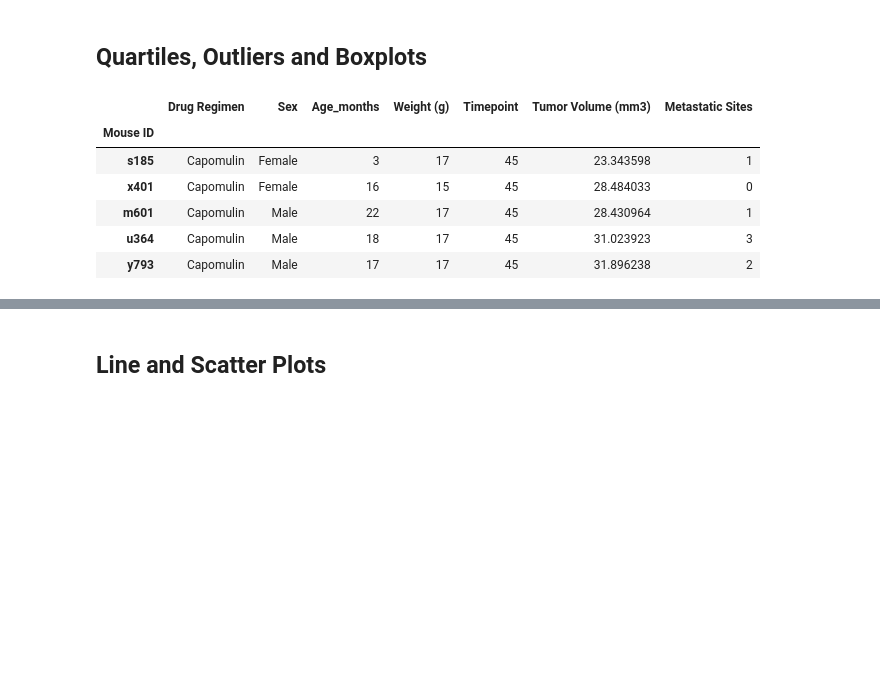
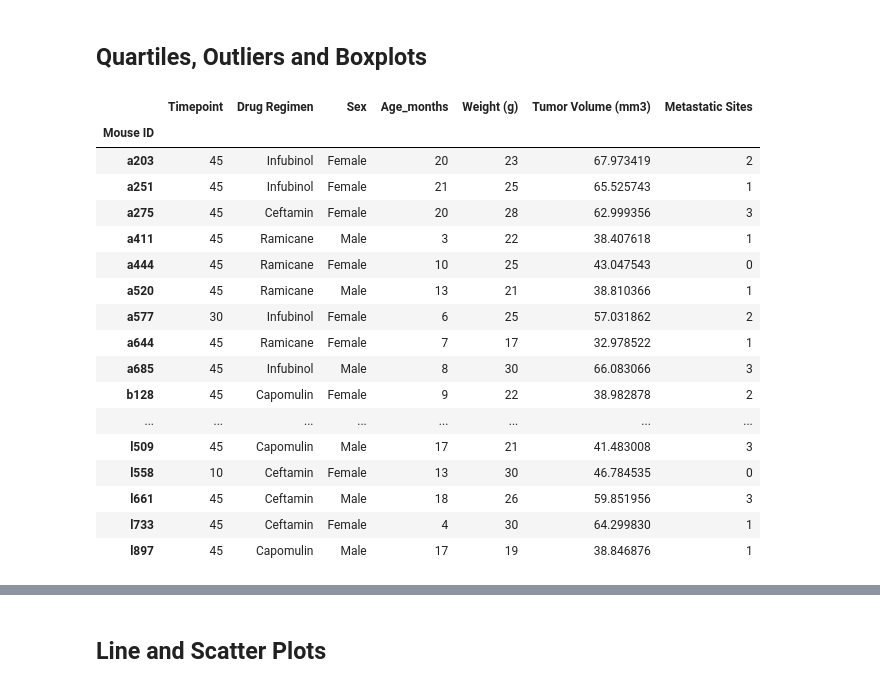
Before and after one commit to aditirai3/Drug-Efficacy, a Jupyter notebook: Pymaceuticals/pymaceuticals_starter.ipynb, the cells around one changed output, grey strips where cells are left out. Saved outputs shown, nothing was run; the diff lists cells and outputs as text; code cells hidden in the pictures; blank space fills up the shorter version.

```diff
--- a/Pymaceuticals/pymaceuticals_starter.ipynb
+++ b/Pymaceuticals/pymaceuticals_starter.ipynb
@@ -230,26 +227,61 @@ plt.axis("equal")
 # %%
 # Calculate the final tumor volume of each mouse across four of the treatment regimens:
 # Capomulin, Ramicane, Infubinol, and Ceftamin
 # Start by getting the last (greatest) timepoint for each mouse
 # Merge this group df with the original dataframe to get the tumor volume at the last timepoint
 
+
+
+# grouped_id_time = clean_combined_df.groupby("Mouse ID")
+# maxed = grouped_id_time["Timepoint"].max()
+
 last_timepoint = clean_combined_df["Timepoint"].max()  #find the last timepoint to be 45
+combined_indexed_df = clean_combined_df.set_index("Drug Regimen")
+four_regiments = combined_indexed_df.loc[["Capomulin", "Ramicane", "Infubinol", "Ceftamin"]]
+four_regiments = four_regiments.reset_index()
+condensed_four_regiments = four_regiments[["Drug Regimen", "Mouse ID", "Timepoint", "Tumor Volume (mm3)"]]
+condensed_four_regiments_gr = condensed_four_regiments.groupby("Mouse ID")
 
-four_regiments = clean_combined_df.set_index("Drug Regimen")
-four_regiments = four_regiments.loc[["Capomulin", "Ramicane", "Infubinol", "Ceftamin"], :]
-four_regiments_last = four_regiments.loc[four_regiments["Timepoint"] == 45]
-four_regiments_reset = four_regiments_last.reset_index()
-final_four_regiments = four_regiments_reset.set_index("Mouse ID")
+max_time = condensed_four_regiments_gr["Timepoint"].max().to_frame()
+merged_max_time = pd.merge(max_time, four_regiments, on=("Mouse ID","Timepoint"), how='left')
+merged_max_time_indexed = merged_max_time.set_index("Mouse ID")
+merged_max_time_indexed.head(50)
+#four_regiments_last = four_regiments_new.loc[[four_regiments["Timepoint"].max()]]
+#four_regiments_reset = four_regiments_last.reset_index()
+#final_four_regiments = four_regiments_reset.set_index("Mouse ID")
 
-final_four_regiments.head()
+# clean_combined_df.head()
+# grouped_d = clean_combined_df.set_index("Drug Regimen")
+# four_regiments = grouped_d.loc[["Capomulin", "Ramicane", "Infubinol", "Ceftamin"]]
+# #four_regiments_last = four_regiments.loc[four_regiments["Timepoint"].max()]
+# four_regiments = four_regiments.reset_index()
+# four_regiments_grouped = four_regiments.groupby("Mouse ID")
+# max_time = four_regiments_grouped["Timepoint"].max().to_frame()
+# #append(four_regiments_grouped)
+# max_time = max_time.reset_index()
+# last_time = pd.merge(four_regiments, max_time, how = "outer", on = "Mouse ID")
+# last_time = last_time.rename(columns = {"Timepoint_x": "Timepoint", "Timepoint_y": "Last time"})
+# last_time_grouped = last_time.set_index("Mouse ID")
+# last_time_grouped.head(50)
 # %% [output]
-|  | Drug Regimen | Sex | Age_months | Weight (g) | Timepoint | Tumor Volume (mm3) | Metastatic Sites |
+|  | Timepoint | Drug Regimen | Sex | Age_months | Weight (g) | Tumor Volume (mm3) | Metastatic Sites |
 | Mouse ID |  |  |  |  |  |  |  |
-| s185 | Capomulin | Female | 3 | 17 | 45 | 23.343598 | 1 |
-| x401 | Capomulin | Female | 16 | 15 | 45 | 28.484033 | 0 |
-| m601 | Capomulin | Male | 22 | 17 | 45 | 28.430964 | 1 |
-| u364 | Capomulin | Male | 18 | 17 | 45 | 31.023923 | 3 |
-| y793 | Capomulin | Male | 17 | 17 | 45 | 31.896238 | 2 |
+| a203 | 45 | Infubinol | Female | 20 | 23 | 67.973419 | 2 |
+| a251 | 45 | Infubinol | Female | 21 | 25 | 65.525743 | 1 |
+| a275 | 45 | Ceftamin | Female | 20 | 28 | 62.999356 | 3 |
+| a411 | 45 | Ramicane | Male | 3 | 22 | 38.407618 | 1 |
+| a444 | 45 | Ramicane | Female | 10 | 25 | 43.047543 | 0 |
+| a520 | 45 | Ramicane | Male | 13 | 21 | 38.810366 | 1 |
+| a577 | 30 | Infubinol | Female | 6 | 25 | 57.031862 | 2 |
+| a644 | 45 | Ramicane | Female | 7 | 17 | 32.978522 | 1 |
+| a685 | 45 | Infubinol | Male | 8 | 30 | 66.083066 | 3 |
+| b128 | 45 | Capomulin | Female | 9 | 22 | 38.982878 | 2 |
+| ... | ... | ... | ... | ... | ... | ... | ... |
+| l509 | 45 | Capomulin | Male | 17 | 21 | 41.483008 | 3 |
+| l558 | 10 | Ceftamin | Female | 13 | 30 | 46.784535 | 0 |
+| l661 | 45 | Ceftamin | Male | 18 | 26 | 59.851956 | 3 |
+| l733 | 45 | Ceftamin | Female | 4 | 30 | 64.299830 | 1 |
+| l897 | 45 | Capomulin | Male | 17 | 19 | 38.846876 | 1 |
 # %%
 mouse_id = input("Select the mouse ID to analyze: ")
 # %% [output]
```
Also changed, not shown: parts of 14 cells of this notebook.
